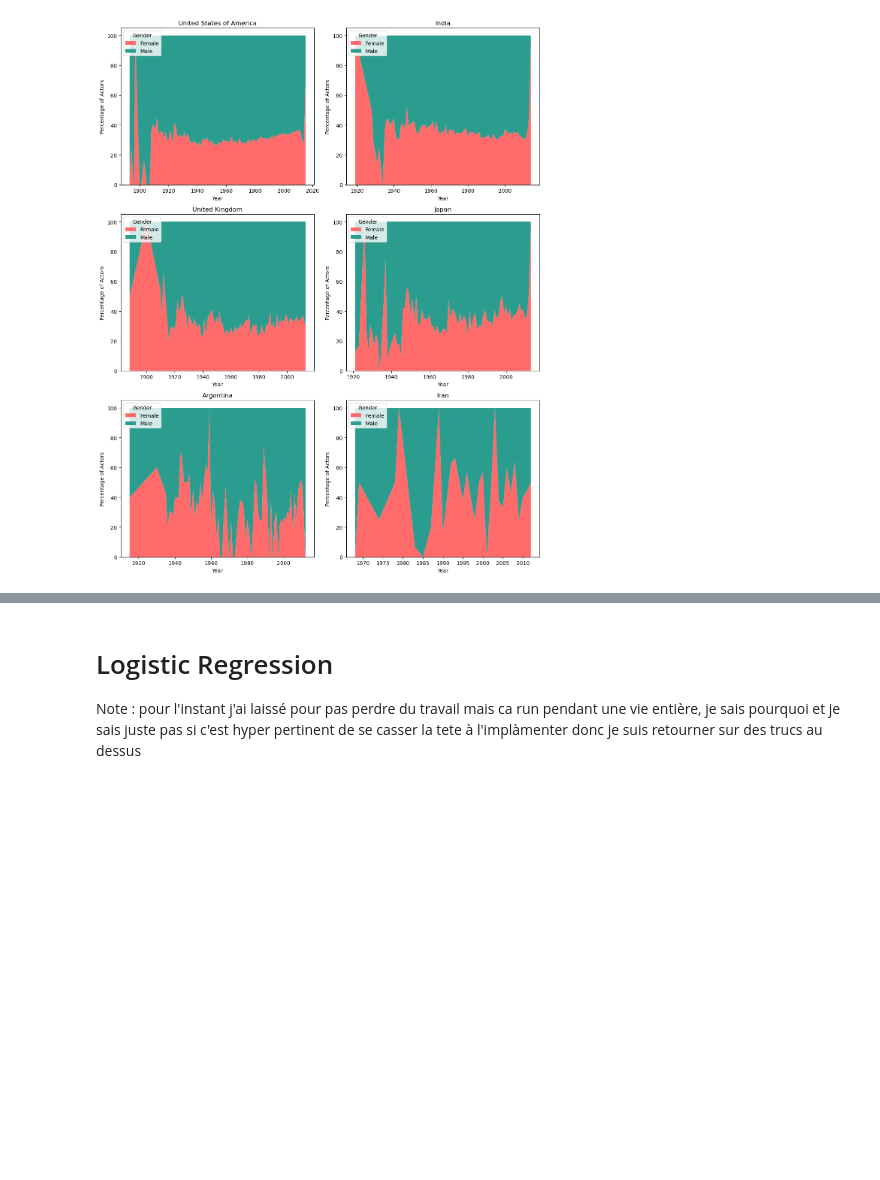
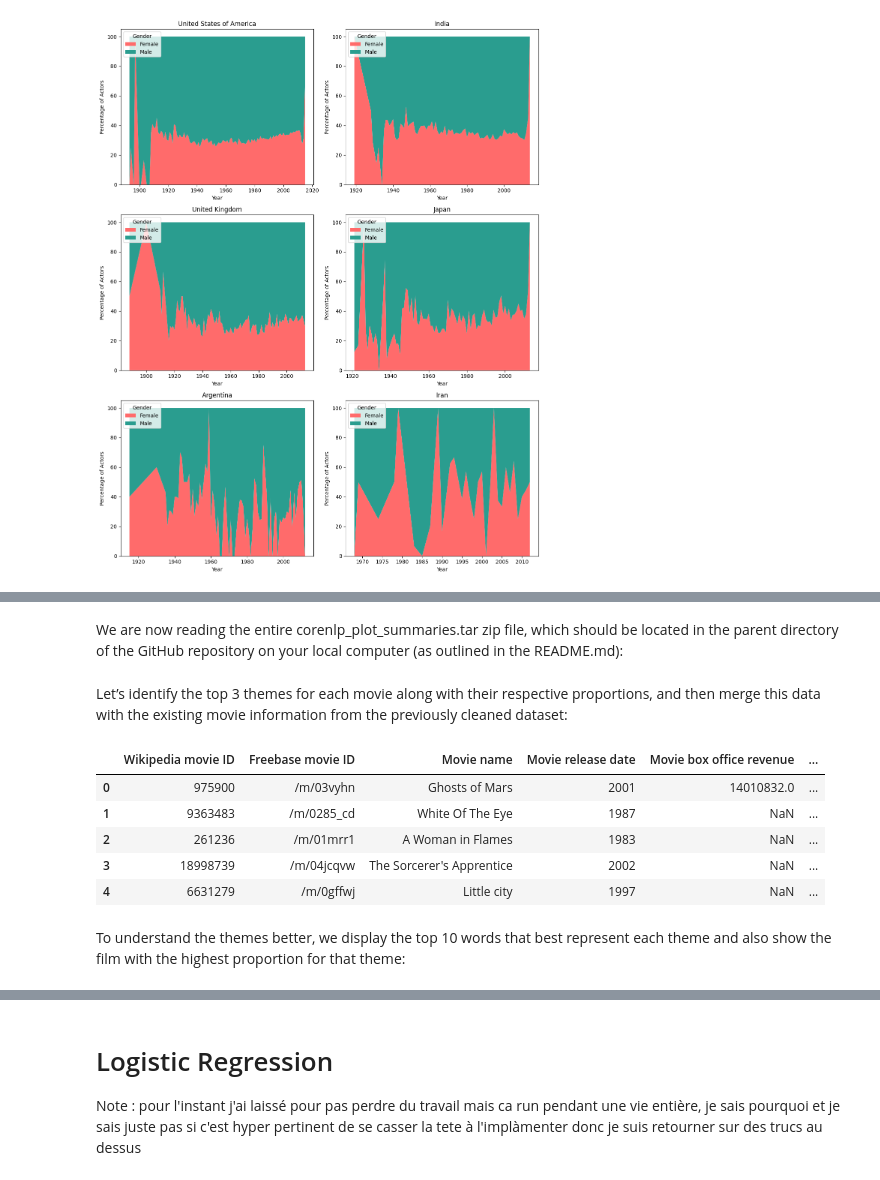
Before and after one commit to epfl-ada/ada-2024-project-4bigbrains, a Jupyter notebook: results.ipynb, the cells around one changed output, grey strips where cells are left out. Saved outputs shown, nothing was run; the diff lists cells and outputs as text; code cells hidden in the pictures; blank space fills up the shorter version.

```diff
--- a/results.ipynb
+++ b/results.ipynb
@@ -242,6 +249,7 @@ plt.show()
 In this section, we will focus on the 6 diverse film producers (USA, India, UK, Japan, Argentina and Iran) and analyse their movie production over the years, starting from 1890 to 2016.
 # %%
 focus_countries = ['United States of America', 'India', 'United Kingdom', 'Japan', 'Argentina', 'Iran']
+color_dict = dict(zip(focus_countries, colors))
 
 df_focus = df_date_clean[df_date_clean['Movie country'].isin(focus_countries)]
 
@@ -256,6 +264,7 @@ num_rows = 3
 fig, axes = plt.subplots(num_rows, num_columns, figsize=(12, 15))
 axes = axes.flatten()
 
+'''
 for idx, country in enumerate(focus_countries):
     country_data = nb_per_year[nb_per_year['Movie country'] == country]
 
@@ -266,6 +275,16 @@ for idx, country in enumerate(focus_countries):
 
 plt.tight_layout()
 plt.show()
+'''
+for idx, country in enumerate(focus_countries):
+    country_data = nb_per_year[nb_per_year['Movie country'] == country]
+    axes[idx].plot(country_data['Movie release date'], country_data['Movie count'], linestyle='-', color=color_dict[country])
+    axes[idx].set_title(f"Number of movies over the years - {country}")
+    axes[idx].set_xlabel("Movie release date")
+    axes[idx].set_ylabel("Number of movies")
+
+plt.tight_layout()
+plt.show()
 # %% [output]
 [figure]
 # %% [markdown]
@@ -506,0 +584,2 @@ plt.show()
+# %% [markdown]
+We are now reading the entire corenlp_plot_summaries.tar zip file, which should be located in the parent directory of the GitHub repository on your local computer (as outlined in the README.md):
@@ -506,0 +609,34 @@ plt.show()
+# %% [markdown]
+Let’s identify the top 3 themes for each movie along with their respective proportions, and then merge this data with the existing movie information from the previously cleaned dataset:
+# %%
+top_themes_per_document = []
+for i, doc in enumerate(doc_topic_dist):
+    top_indices = doc.argsort()[-3:][::-1] # Indices of the top 3 values in the array doc, sorted in descending order.
+    top_proportions = doc[top_indices]
+
+    top_themes_per_document.append({
+        "Wikipedia movie ID": ids[i],
+        "Thème 1": top_indices[0],
+        "Prop Thème 1": top_proportions[0],
+        "Thème 2": top_indices[1],
+        "Prop Thème 2": top_proportions[1],
+        "Thème 3": top_indices[2],
+        "Prop Thème 3": top_proportions[2]
+    })
+
+df_top_themes = pd.DataFrame(top_themes_per_document)
+
+
+df_date_clean['Wikipedia movie ID'] = df_date_clean['Wikipedia movie ID'].astype(str)
+df_top_themes['Wikipedia movie ID'] = df_top_themes['Wikipedia movie ID'].astype(str)
+merged_df = pd.merge(df_date_clean, df_top_themes, on='Wikipedia movie ID', how='inner')
+merged_df.head()
+# %% [output]
+|  | Wikipedia movie ID | Freebase movie ID | Movie name | Movie release date | Movie box office revenue | ... |
+| 0 | 975900 | /m/03vyhn | Ghosts of Mars | 2001 | 14010832.0 | ... |
+| 1 | 9363483 | /m/0285_cd | White Of The Eye | 1987 | NaN | ... |
+| 2 | 261236 | /m/01mrr1 | A Woman in Flames | 1983 | NaN | ... |
+| 3 | 18998739 | /m/04jcqvw | The Sorcerer's Apprentice | 2002 | NaN | ... |
+| 4 | 6631279 | /m/0gffwj | Little city | 1997 | NaN | ... |
+# %% [markdown]
+To understand the themes better, we display the top 10 words that best represent each theme and also show the film with the highest proportion for that theme:
```
Also changed, not shown: parts of 22 cells of this notebook, 2 other files.
